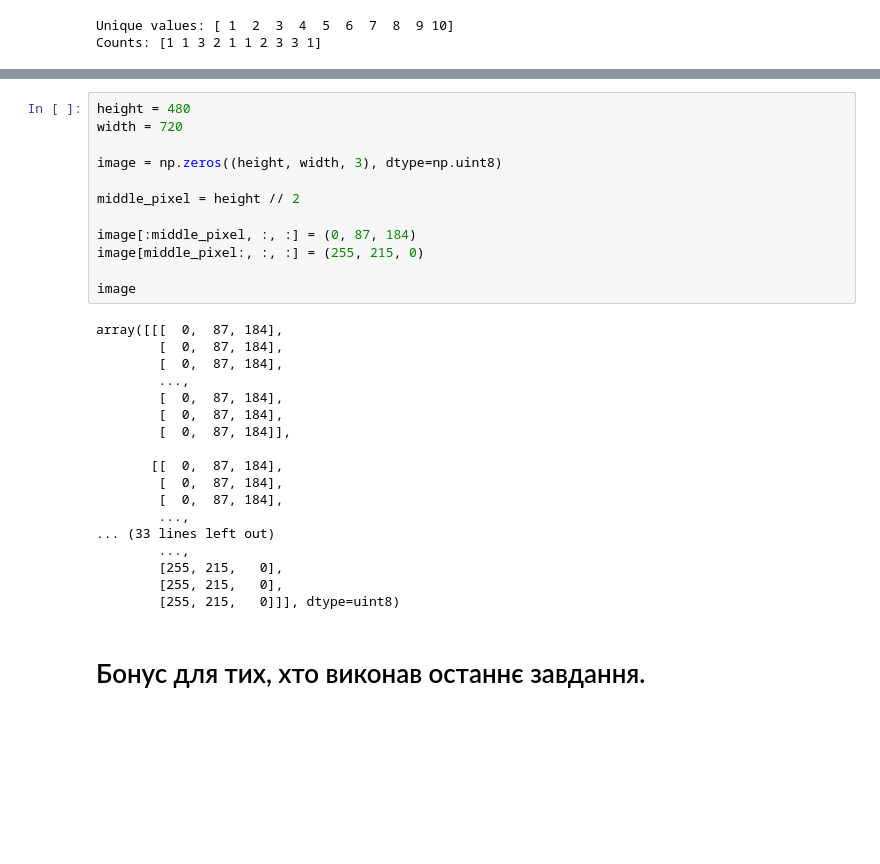
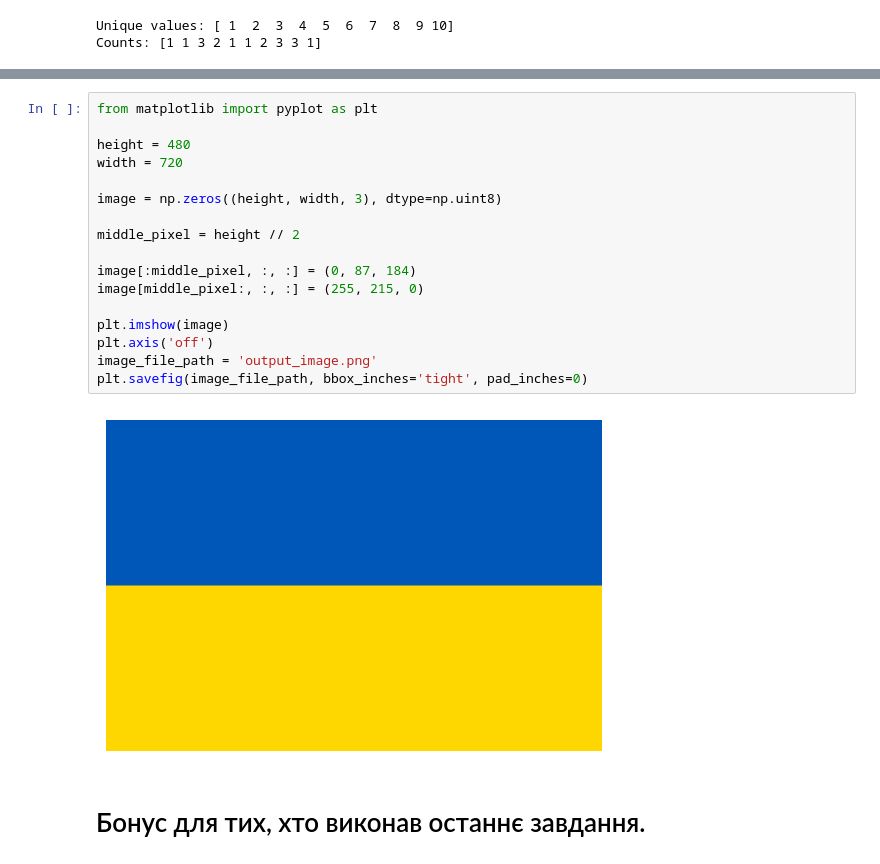
Before and after one commit to maxlshk/python-big-data, a Jupyter notebook: Lab8/python_practice_8.ipynb, the cells around one changed output, grey strips where cells are left out. Drawn from its saved outputs; the diff is of its cells as text; blank space fills up the shorter version.

```diff
--- a/Lab8/python_practice_8.ipynb
+++ b/Lab8/python_practice_8.ipynb
@@ -187,35 +187,24 @@ Counts: [1 1 3 2 1 1 2 3 3 1]
 
 ![текст посилання](https://drive.google.com/uc?id=16r2XB6MO-E9dltIqsbumtoIQhkRfsbZ_)
 # %%
+from matplotlib import pyplot as plt
+
 height = 480
 width = 720
 
 image = np.zeros((height, width, 3), dtype=np.uint8)
 
 middle_pixel = height // 2
 
 image[:middle_pixel, :, :] = (0, 87, 184)
 image[middle_pixel:, :, :] = (255, 215, 0)
 
-image
+plt.imshow(image)
+plt.axis('off')
+image_file_path = 'output_image.png'
+plt.savefig(image_file_path, bbox_inches='tight', pad_inches=0)
 # %% [output]
-array([[[  0,  87, 184],
-        [  0,  87, 184],
-        [  0,  87, 184],
-        ...,
-        [  0,  87, 184],
-        [  0,  87, 184],
-        [  0,  87, 184]],
-
-       [[  0,  87, 184],
-        [  0,  87, 184],
-        [  0,  87, 184],
-        ...,
-... (33 lines left out)
-        ...,
-        [255, 215,   0],
-        [255, 215,   0],
-        [255, 215,   0]]], dtype=uint8)
+[figure, added]
 # %% [markdown]
 # Бонус для тих, хто виконав останнє завдання.
 # %% [markdown]
```
